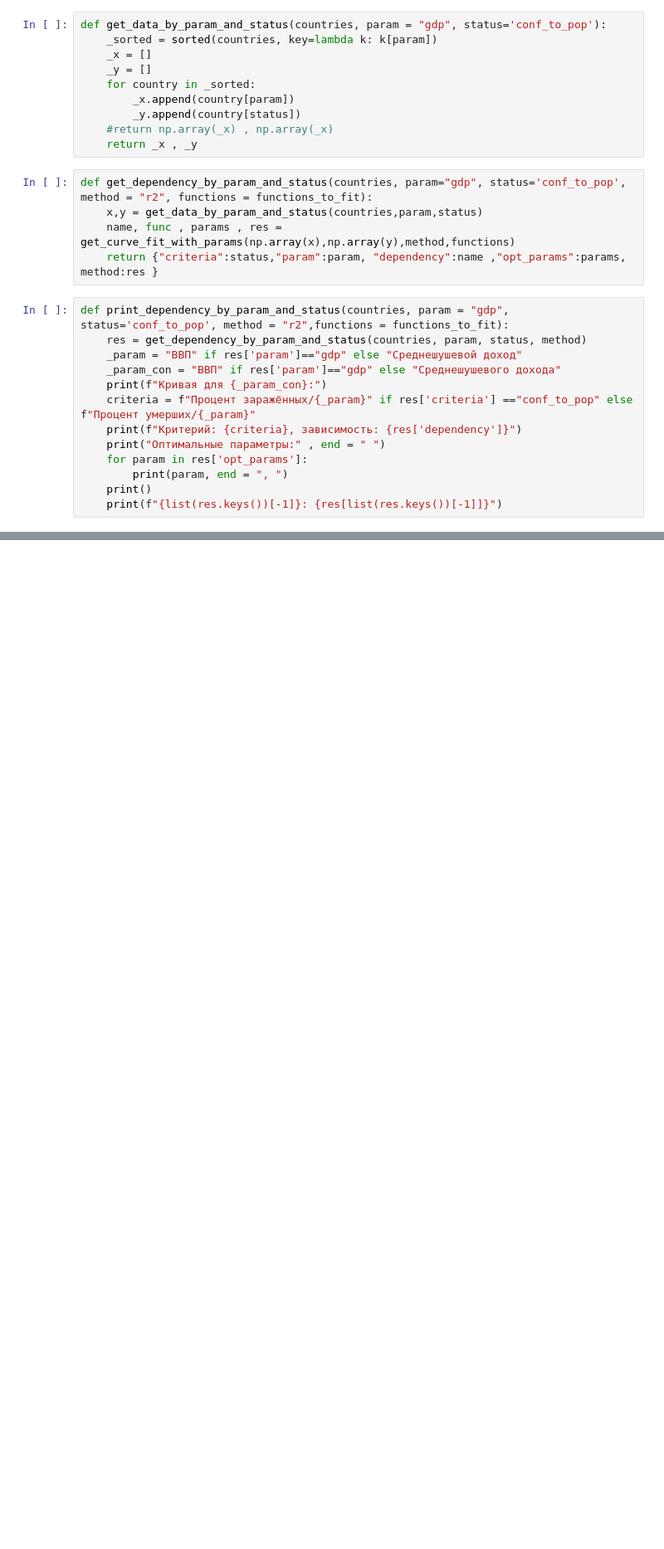
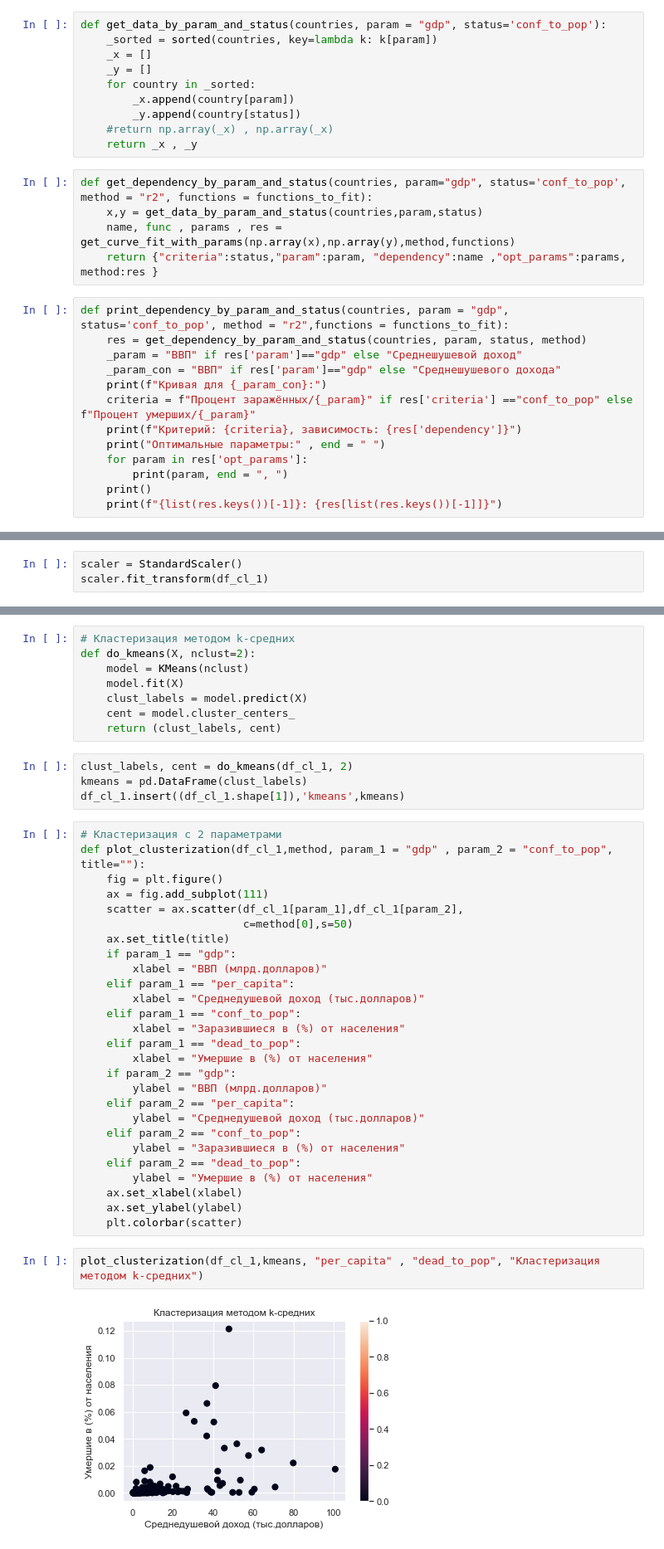
Before and after one commit to Danver98/covid-analysis, a Jupyter notebook: COVID-19.ipynb, the cells around one changed output, grey strips where cells are left out. Shown at 83% size. Drawn from its saved outputs; the diff is of its cells as text; blank space fills up the shorter version.

```diff
--- a/COVID-19.ipynb
+++ b/COVID-19.ipynb
@@ -408,0 +601,3 @@ print_dependency_by_param_and_status(countries_with_gdp_and_capita,param="gdp",
+# %%
+scaler = StandardScaler()
+scaler.fit_transform(df_cl_1)
@@ -408,0 +622,43 @@ print_dependency_by_param_and_status(countries_with_gdp_and_capita,param="gdp",
+# %%
+# Кластеризация методом k-средних
+def do_kmeans(X, nclust=2):
+    model = KMeans(nclust)
+    model.fit(X)
+    clust_labels = model.predict(X)
+    cent = model.cluster_centers_
+    return (clust_labels, cent)
+# %%
+clust_labels, cent = do_kmeans(df_cl_1, 2)
+kmeans = pd.DataFrame(clust_labels)
+df_cl_1.insert((df_cl_1.shape[1]),'kmeans',kmeans)
+# %%
+# Кластеризация с 2 параметрами
+def plot_clusterization(df_cl_1,method, param_1 = "gdp" , param_2 = "conf_to_pop", title=""):
+    fig = plt.figure()
+    ax = fig.add_subplot(111)
+    scatter = ax.scatter(df_cl_1[param_1],df_cl_1[param_2],
+                         c=method[0],s=50)
+    ax.set_title(title)
+    if param_1 == "gdp":
+        xlabel = "ВВП (млрд.долларов)"
+    elif param_1 == "per_capita":
+        xlabel = "Среднедушевой доход (тыс.долларов)"
+    elif param_1 == "conf_to_pop":
+        xlabel = "Заразившиеся в (%) от населения"
+    elif param_1 == "dead_to_pop":
+        xlabel = "Умершие в (%) от населения"
+    if param_2 == "gdp":
+        ylabel = "ВВП (млрд.долларов)"
+    elif param_2 == "per_capita":
+        ylabel = "Среднедушевой доход (тыс.долларов)"
+    elif param_2 == "conf_to_pop":
+        ylabel = "Заразившиеся в (%) от населения"
+    elif param_2 == "dead_to_pop":
+        ylabel = "Умершие в (%) от населения"
+    ax.set_xlabel(xlabel)
+    ax.set_ylabel(ylabel)
+    plt.colorbar(scatter)
+# %%
+plot_clusterization(df_cl_1,kmeans, "per_capita" , "dead_to_pop", "Кластеризация методом k-средних")
+# %% [output]
+[figure, added]
```
Also changed, not shown: parts of 24 cells of this notebook, 3 other files.
